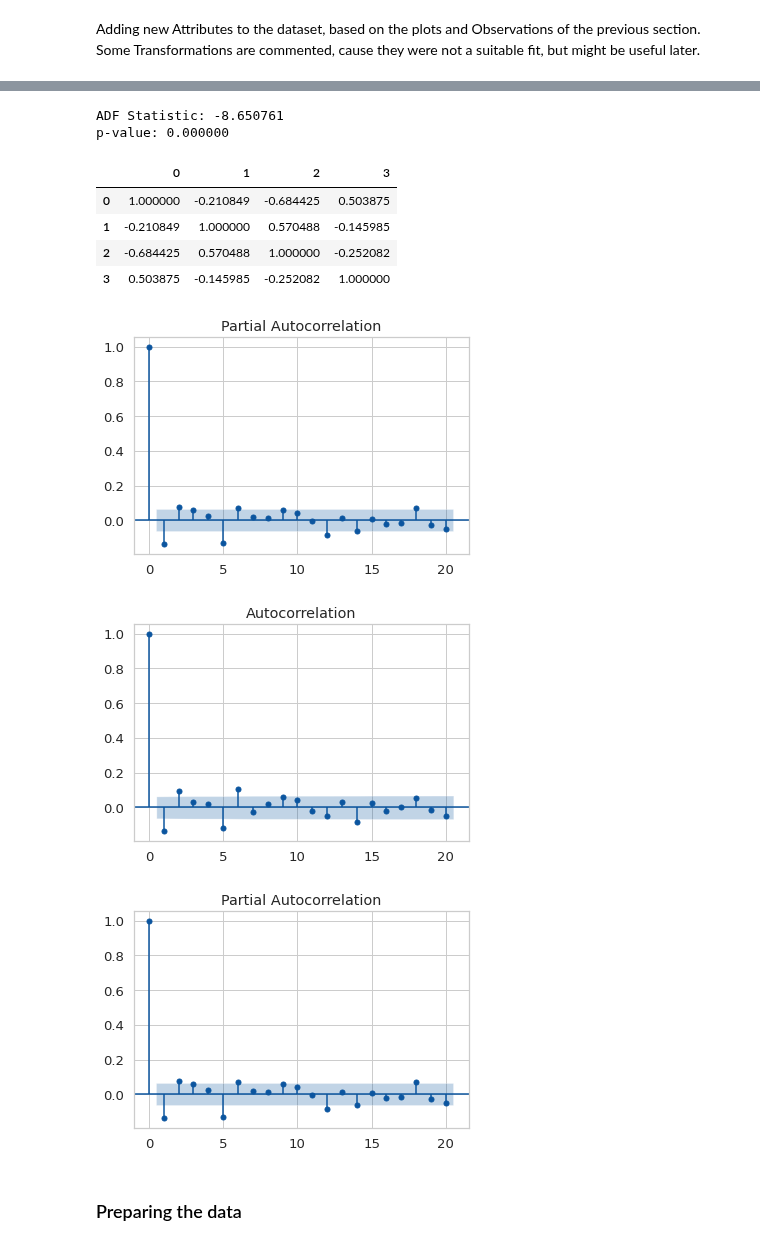
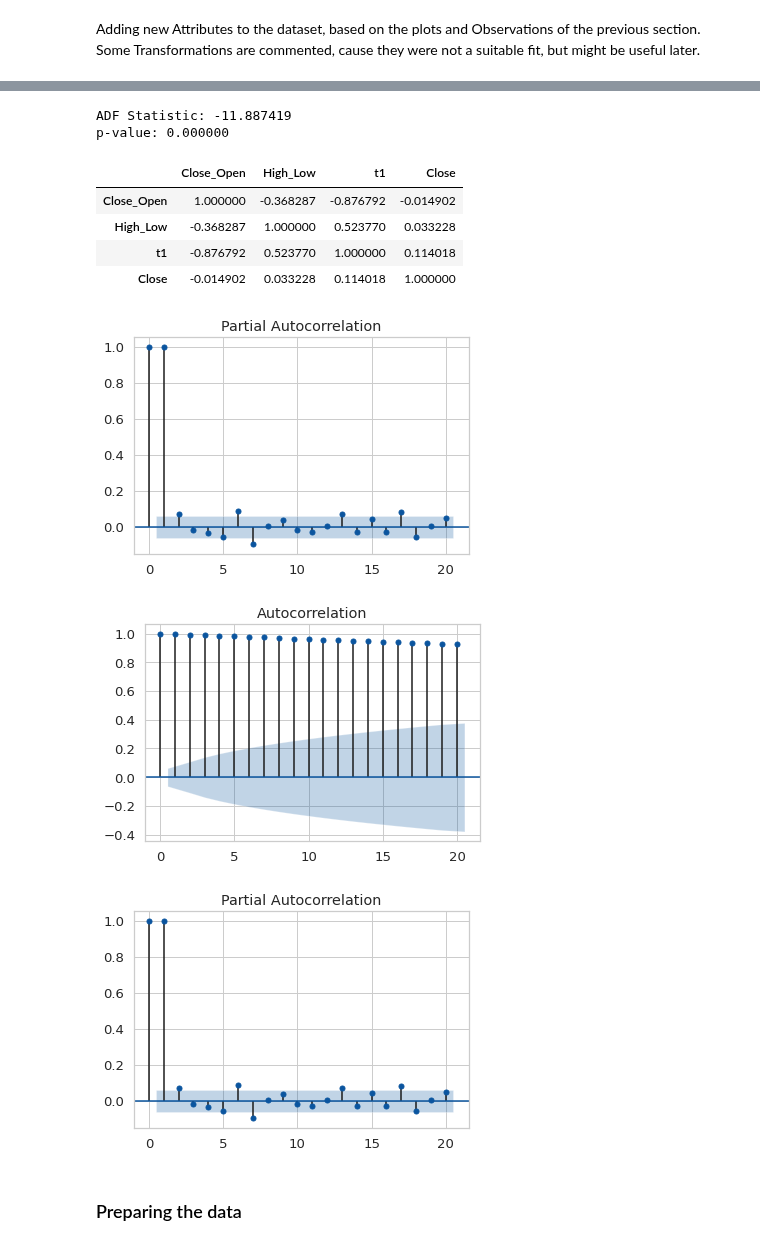
Before and after one commit to akhil14shukla/Crypto-Prediction, a Jupyter notebook: main_LSTM.ipynb, the cells around one changed output, grey strips where cells are left out. Drawn from its saved outputs; the diff is of its cells as text; code cells hidden in the pictures.

```diff
--- a/main_LSTM.ipynb
+++ b/main_LSTM.ipynb
@@ -55,7 +75,7 @@ end = dt.datetime.now()
 Extracting the above chosen data using Yahoo-Finance API
 # %%
 yf.pdr_override()
-data = pdr.get_data_yahoo("BNB-USD", start, end)
+data = pdr.get_data_yahoo("ETH-USD", start, end)
 # Importing the extracted data in PyCaret
 # df = setup(data,target = "Close",ignore_features=["Volume","Adj Close"], use_gpu=True,imputation_type='iterative', feature_ratio=True, feature_interaction=True, normalize=True, transform_target=True)
 # %% [output]
@@ -189,14 +209,14 @@ final_data["High_Low"] = data['High']/data['Low']
 final_data['t1'] = (np.power(data["High"]-data["Low"],3))
 final_data['Close'] = data['Close']
 store = final_data
-final_data = pd.DataFrame(difference((final_data)))
+# final_data = pd.DataFrame(difference((final_data)))
 final_data.head()
-# scaler = PowerTransformer(method="yeo-johnson", standardize=True)
-scaler = MinMaxScaler(feature_range=(-1,1))
-scaler_close = MinMaxScaler(feature_range=(0,1))
-scaled_data = scaler.fit_transform(final_data.iloc[:,:3])
-scaled_close = scaler_close.fit_transform(final_data.iloc[:,3:4])
-scaled_data = np.concatenate((scaled_data,scaled_close),axis=1)
+# # scaler = PowerTransformer(method="yeo-johnson", standardize=True)
+# scaler = MinMaxScaler(feature_range=(-1,1))
+# scaler_close = MinMaxScaler(feature_range=(0,1))
+# scaled_data = scaler.fit_transform(final_data.iloc[:,:3])
+# scaled_close = scaler_close.fit_transform(final_data.iloc[:,3:4])
+# scaled_data = np.concatenate((scaled_data,scaled_close),axis=1)
 # logged_data = np.log10(data['Close'])
 # scaled_data, lambda_data = (boxcox(data['Close']))#difference(logged_data).to_numpy()
 # new = difference((data['Close'],1)
@@ -233,25 +261,25 @@ plt.show()
 # %%
-adf_transf = adfuller(final_data[3])
+adf_transf = adfuller(final_data['Close'][1:].values-final_data['Close'][:-1].values)
 print('ADF Statistic: %f' % adf_transf[0])
 print('p-value: %f' % adf_transf[1])
 # %% [output]
-ADF Statistic: -8.650761
+ADF Statistic: -11.887419
 p-value: 0.000000
 # %%
 final_data.corr()
 # %% [output]
-|  | 0 | 1 | 2 | 3 |
-| 0 | 1.000000 | -0.210849 | -0.684425 | 0.503875 |
-| 1 | -0.210849 | 1.000000 | 0.570488 | -0.145985 |
-| 2 | -0.684425 | 0.570488 | 1.000000 | -0.252082 |
-| 3 | 0.503875 | -0.145985 | -0.252082 | 1.000000 |
+|  | Close_Open | High_Low | t1 | Close |
+| Close_Open | 1.000000 | -0.368287 | -0.876792 | -0.014902 |
+| High_Low | -0.368287 | 1.000000 | 0.523770 | 0.033228 |
+| t1 | -0.876792 | 0.523770 | 1.000000 | 0.114018 |
+| Close | -0.014902 | 0.033228 | 0.114018 | 1.000000 |
 # %%
-plot_acf(final_data[3], lags=20)
-plot_pacf(final_data[3], lags=20)
+plot_acf(final_data['Close'], lags=20)
+plot_pacf(final_data['Close'], lags=20)
 # %% [output]
-[figure, old version]
+[figure, new version]
-[figure, old version]
+[figure, new version]
-[figure, old version]
+[figure, new version]
 # %%
 # np.array(difference(scaled_data)).shape
 # %% [markdown]
```
Also changed, not shown: parts of 28 cells of this notebook, 3 other files.
